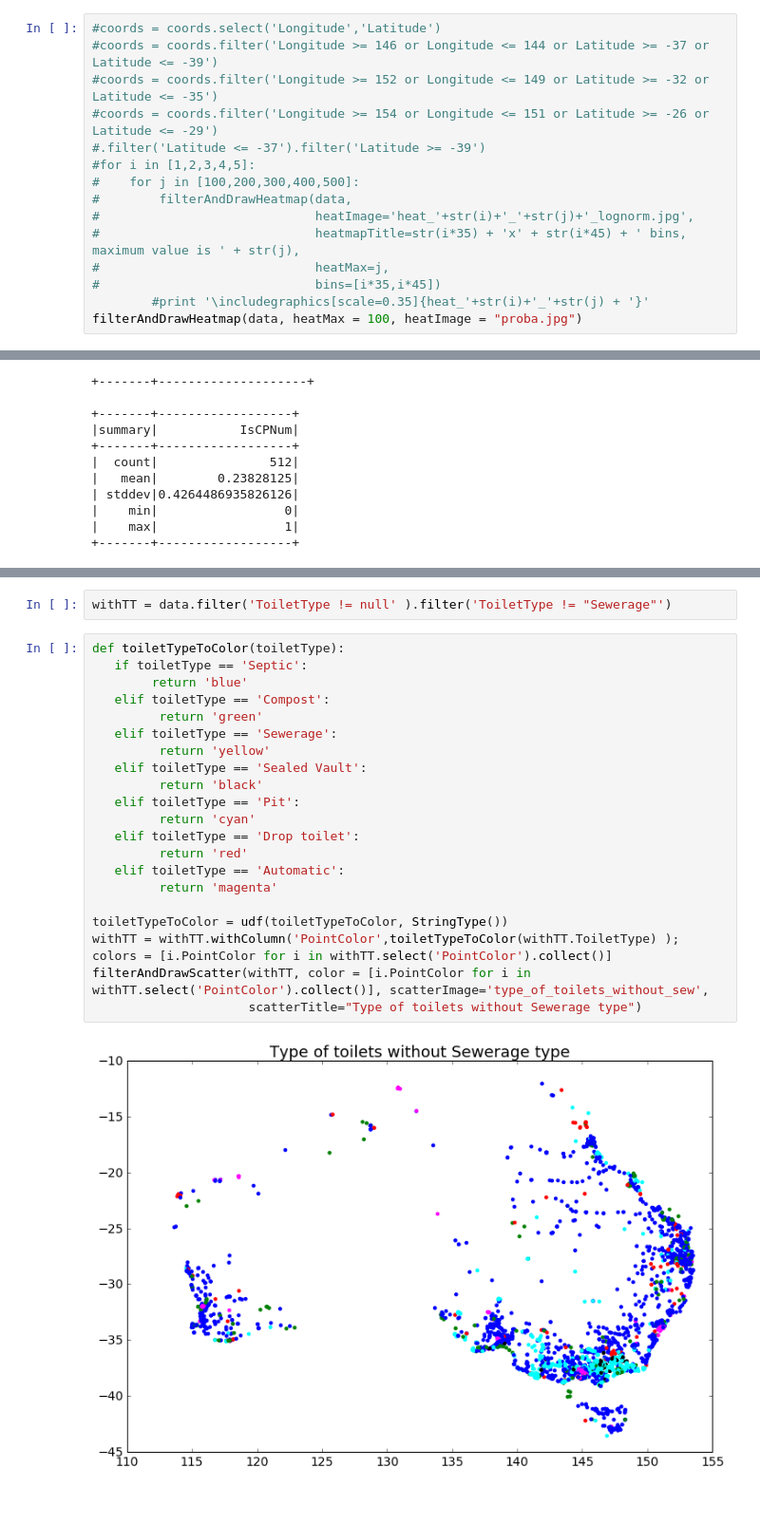
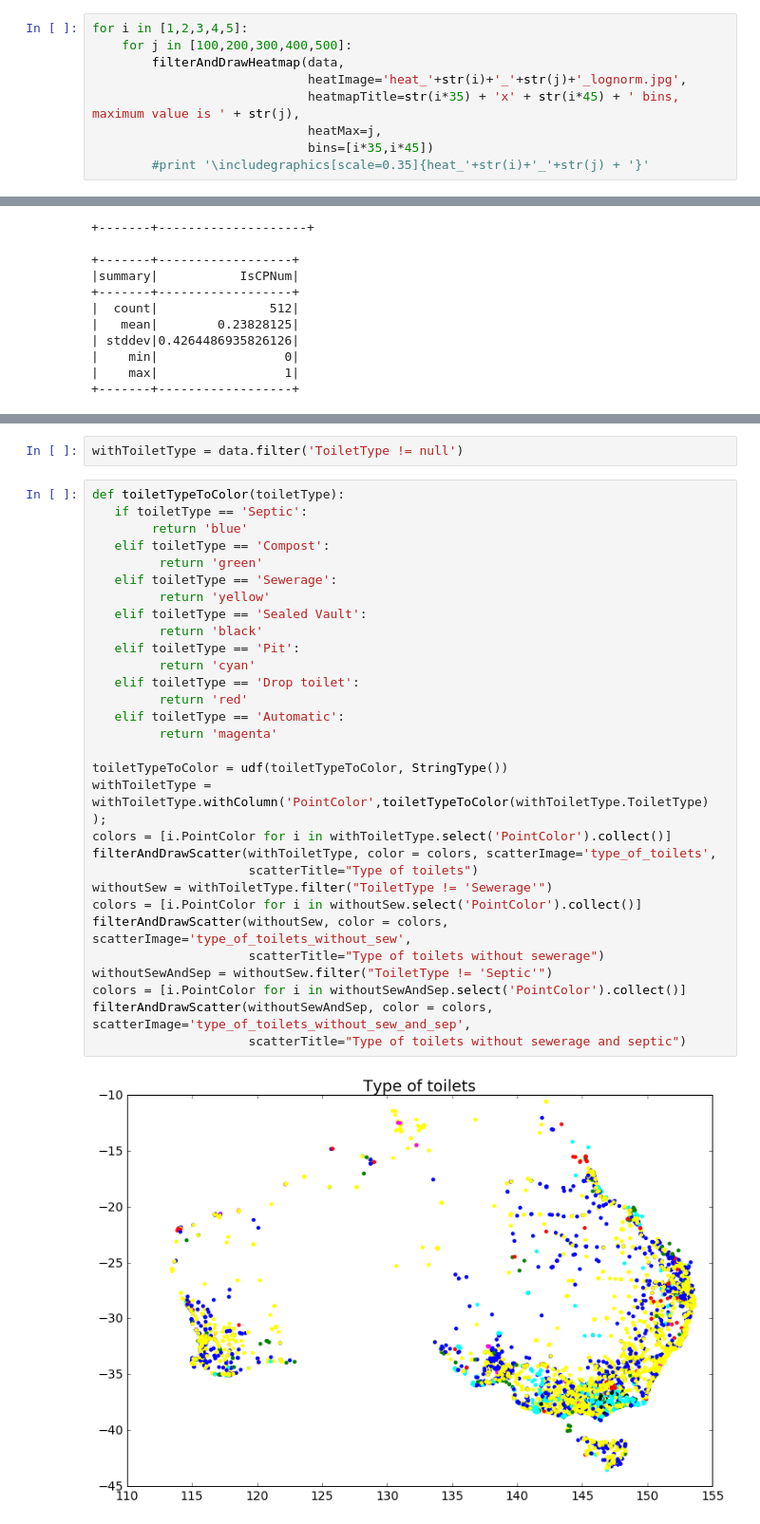
Before and after one commit to antaljanosbenjamin/BigDataAnalysisTechniques_VIMIAV02, a Jupyter notebook: pyspark_code/Toilets.ipynb, the cells around one changed output, grey strips where cells are left out. Shown: that part at 95% size. Drawn from its saved outputs; the diff is of its cells as text.

```diff
--- a/pyspark_code/Toilets.ipynb
+++ b/pyspark_code/Toilets.ipynb
@@ -168,18 +172,12 @@ def filterAndDrawHeatmap(datas, *args, **kwargs):
         plt.savefig(heatImage, bbox_inches = 'tight', pad_inches = 0)
     return
 # %%
-#coords = coords.select('Longitude','Latitude')
-#coords = coords.filter('Longitude >= 146 or Longitude <= 144 or Latitude >= -37 or Latitude <= -39')
-#coords = coords.filter('Longitude >= 152 or Longitude <= 149 or Latitude >= -32 or Latitude <= -35')
-#coords = coords.filter('Longitude >= 154 or Longitude <= 151 or Latitude >= -26 or Latitude <= -29')
-#.filter('Latitude <= -37').filter('Latitude >= -39')
-#for i in [1,2,3,4,5]:
-#    for j in [100,200,300,400,500]:
-#        filterAndDrawHeatmap(data,
-#                             heatImage='heat_'+str(i)+'_'+str(j)+'_lognorm.jpg',
-#                             heatmapTitle=str(i*35) + 'x' + str(i*45) + ' bins, maximum value is ' + str(j),
-#                             heatMax=j,
-#                             bins=[i*35,i*45])
+for i in [1,2,3,4,5]:
+    for j in [100,200,300,400,500]:
+        filterAndDrawHeatmap(data,
+                             heatImage='heat_'+str(i)+'_'+str(j)+'_lognorm.jpg',
+                             heatmapTitle=str(i*35) + 'x' + str(i*45) + ' bins, maximum value is ' + str(j),
+                             heatMax=j,
+                             bins=[i*35,i*45])
         #print '\includegraphics[scale=0.35]{heat_'+str(i)+'_'+str(j) + '}'
-filterAndDrawHeatmap(data, heatMax = 100, heatImage = "proba.jpg")
 # %% [output]
@@ -311,26 +239,34 @@ data.cube('ToiletType').count().show()
 # %%
-withTT = data.filter('ToiletType != null' ).filter('ToiletType != "Sewerage"')
+withToiletType = data.filter('ToiletType != null')
 # %%
 def toiletTypeToColor(toiletType):
    if toiletType == 'Septic':
         return 'blue'
    elif toiletType == 'Compost':
          return 'green'
    elif toiletType == 'Sewerage':
          return 'yellow'
    elif toiletType == 'Sealed Vault':
          return 'black'
    elif toiletType == 'Pit':
          return 'cyan'
    elif toiletType == 'Drop toilet':
          return 'red'
    elif toiletType == 'Automatic':
          return 'magenta'
 
 toiletTypeToColor = udf(toiletTypeToColor, StringType())
-withTT = withTT.withColumn('PointColor',toiletTypeToColor(withTT.ToiletType) );
-colors = [i.PointColor for i in withTT.select('PointColor').collect()]
-filterAndDrawScatter(withTT, color = [i.PointColor for i in withTT.select('PointColor').collect()], scatterImage='type_of_toilets_without_sew',
-                     scatterTitle="Type of toilets without Sewerage type")
+withToiletType = withToiletType.withColumn('PointColor',toiletTypeToColor(withToiletType.ToiletType) );
+colors = [i.PointColor for i in withToiletType.select('PointColor').collect()]
+filterAndDrawScatter(withToiletType, color = colors, scatterImage='type_of_toilets',
+                     scatterTitle="Type of toilets")
+withoutSew = withToiletType.filter("ToiletType != 'Sewerage'")
+colors = [i.PointColor for i in withoutSew.select('PointColor').collect()]
+filterAndDrawScatter(withoutSew, color = colors, scatterImage='type_of_toilets_without_sew',
+                     scatterTitle="Type of toilets without sewerage")
+withoutSewAndSep = withoutSew.filter("ToiletType != 'Septic'")
+colors = [i.PointColor for i in withoutSewAndSep.select('PointColor').collect()]
+filterAndDrawScatter(withoutSewAndSep, color = colors, scatterImage='type_of_toilets_without_sew_and_sep',
+                     scatterTitle="Type of toilets without sewerage and septic")
 # %% [output]
-[figure, old version]
+[figure, new version]
```
Also changed, not shown: parts of 17 cells of this notebook, 1 other file.
